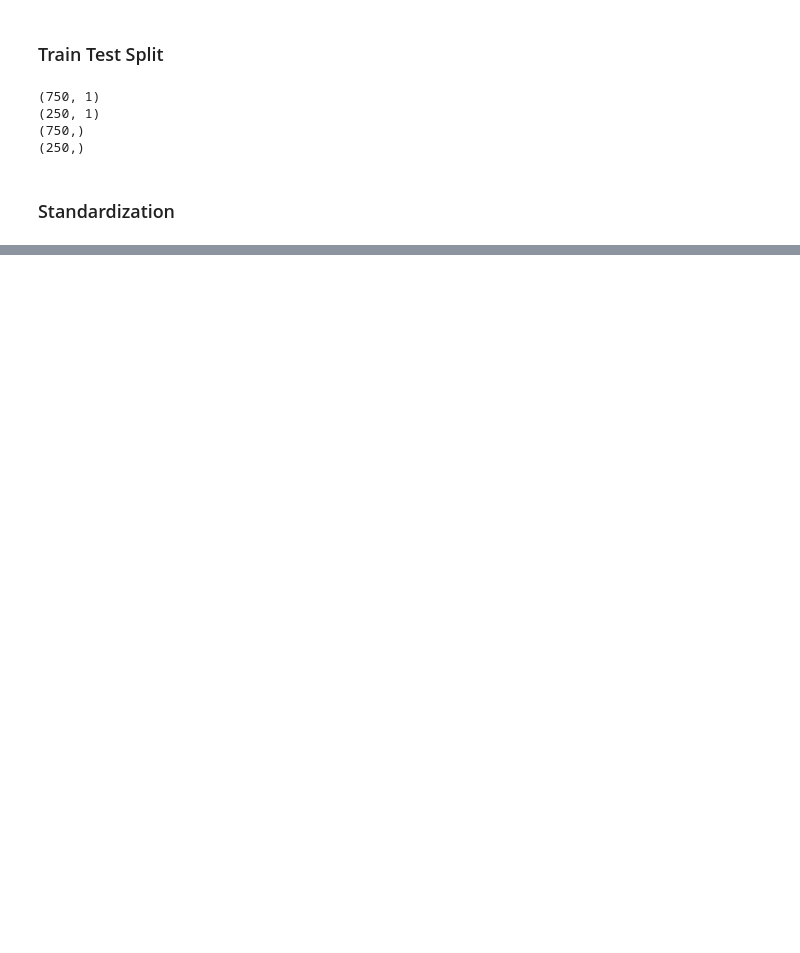
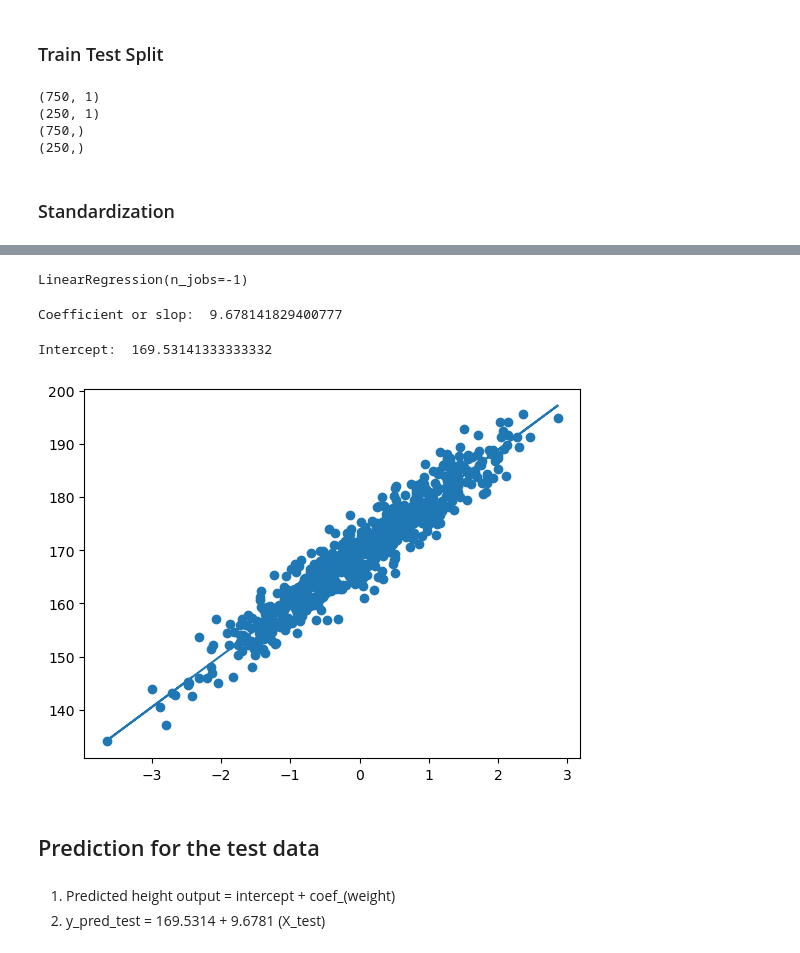
Before and after one commit to hasnain88/Machine-Learning-Projects, a Jupyter notebook: 01_Supervised_Machine_Learning/01_Simple_Linear_Regression/01_Simple_Linear_Regression.ipynb, the cells around one changed output, grey strips where cells are left out. Cells and saved outputs as stored; diff of their text form; code cells hidden in the pictures; blank space fills up the shorter version.

Commit message:
Linear Regression has been completed

```diff
--- a/01_Supervised_Machine_Learning/01_Simple_Linear_Regression/01_Simple_Linear_Regression.ipynb
+++ b/01_Supervised_Machine_Learning/01_Simple_Linear_Regression/01_Simple_Linear_Regression.ipynb
@@ -97,3 +98,6 @@ print(y_test.shape)
 (250,)
 # %% [markdown]
 ### Standardization
+# %%
+scaler = StandardScaler()
+X_train = scaler.fit_transform(X_train)
@@ -99,0 +108,15 @@ print(y_test.shape)
+# %%
+regression = LinearRegression(n_jobs=-1) ## for the processor
+# %%
+# Assign regression to train data
+regression.fit(X_train,y_train)
+# %% [output]
+LinearRegression(n_jobs=-1)
+# %%
+print("Coefficient or slop: ",regression.coef_[0])
+# %% [output]
+Coefficient or slop:  9.678141829400777
+# %%
+print("Intercept: ",regression.intercept_)
+# %% [output]
+Intercept:  169.53141333333332
@@ -99,0 +125,11 @@ print(y_test.shape)
+# %%
+plt.scatter(X_train,y_train)
+plt.plot(X_train,regression.predict(X_train))
+plt.show()
+# %% [output]
+[figure, added]
+# %% [markdown]
+## Prediction for the test data
+# %% [markdown]
+1. Predicted height output = intercept + coef_(weight)
+2. y_pred_test = 169.5314 + 9.6781 (X_test)
```
Also changed, not shown: parts of 25 cells of this notebook, 1 other file.
